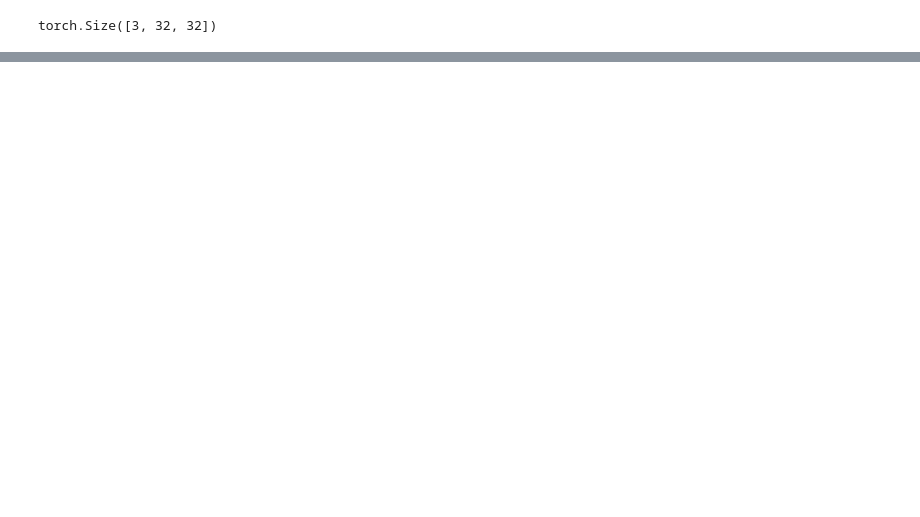
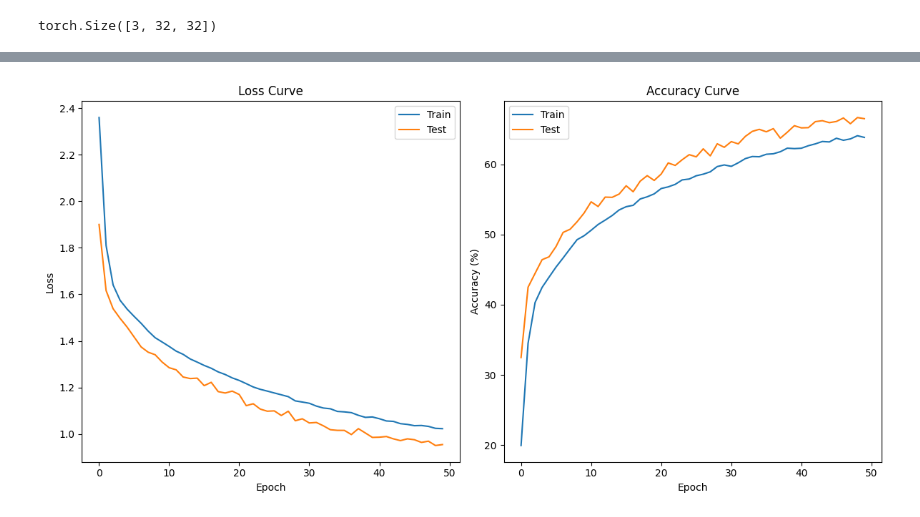
Before and after one commit to beyzoskaya/PyTorch_deepLearning, a Jupyter notebook: CIFAR10_classification.ipynb, the cells around one changed output, grey strips where cells are left out. Cells and saved outputs as stored; diff of their text form; code cells hidden in the pictures; blank space fills up the shorter version.

```diff
--- a/CIFAR10_classification.ipynb
+++ b/CIFAR10_classification.ipynb
@@ -314,7 +371,7 @@ class Model_0(nn.Module):
 # %%
 model=Model_0(input_shape=3,
               hidden_units=10,
-              output_shape=len(class_names))
+              output_shape=len(class_names)).to(device)
 # %%
 rand_image = torch.randn(size=(3,32,32))
 rand_image.shape
@@ -330,0 +420,12 @@ tensor([[-0.0546, -0.0153, -0.0349, -0.0382,  0.0511, -0.0179, -0.0101, -0.0007,
+# %%
+import requests
+from pathlib import Path
+
+# Download helper functions from Learn PyTorch repo
+if Path("helper_functions.py").is_file():
+  print("helper_functions.py already exists, skipping download...")
+else:
+  print("Downloading helper_functions.py")
+  request = requests.get("https://raw.githubusercontent.com/mrdbourke/pytorch-deep-learning/main/helper_functions.py")
+  with open("helper_functions.py", "wb") as f:
+    f.write(request.content)
@@ -330,0 +434,5 @@ tensor([[-0.0546, -0.0153, -0.0349, -0.0382,  0.0511, -0.0179, -0.0101, -0.0007,
+# %%
+from helper_functions import accuracy_fn
+
+loss_fn = nn.CrossEntropyLoss()
+optimizer = torch.optim.SGD(model.parameters(), lr=0.001, momentum=0.9)
@@ -331,5 +544,5 @@ tensor([[-0.0546, -0.0153, -0.0349, -0.0382,  0.0511, -0.0179, -0.0101, -0.0007,
 # %%
 criterion = nn.CrossEntropyLoss()
-optimizer = torch.optim.SGD(model.parameters(), lr=0.01)
+optimizer = torch.optim.SGD(model.parameters(), lr=0.001, momentum=0.9)
 # %%
 !pip install tqdm
@@ -409,0 +640,25 @@ KeyboardInterrupt: ignored
+# %%
+plt.figure(figsize=(12, 6))
+
+# Loss Curve
+plt.subplot(1, 2, 1)
+plt.plot(range(epochs), train_losses, label='Train')
+plt.plot(range(epochs), test_losses, label='Test')
+plt.xlabel('Epoch')
+plt.ylabel('Loss')
+plt.title('Loss Curve')
+plt.legend()
+
+# Accuracy Curve
+plt.subplot(1, 2, 2)
+plt.plot(range(epochs), train_accuracies, label='Train')
+plt.plot(range(epochs), test_accuracies, label='Test')
+plt.xlabel('Epoch')
+plt.ylabel('Accuracy (%)')
+plt.title('Accuracy Curve')
+plt.legend()
+
+plt.tight_layout()
+plt.show()
+# %% [output]
+[figure, added]
```
Also changed, not shown: parts of 26 cells of this notebook.
